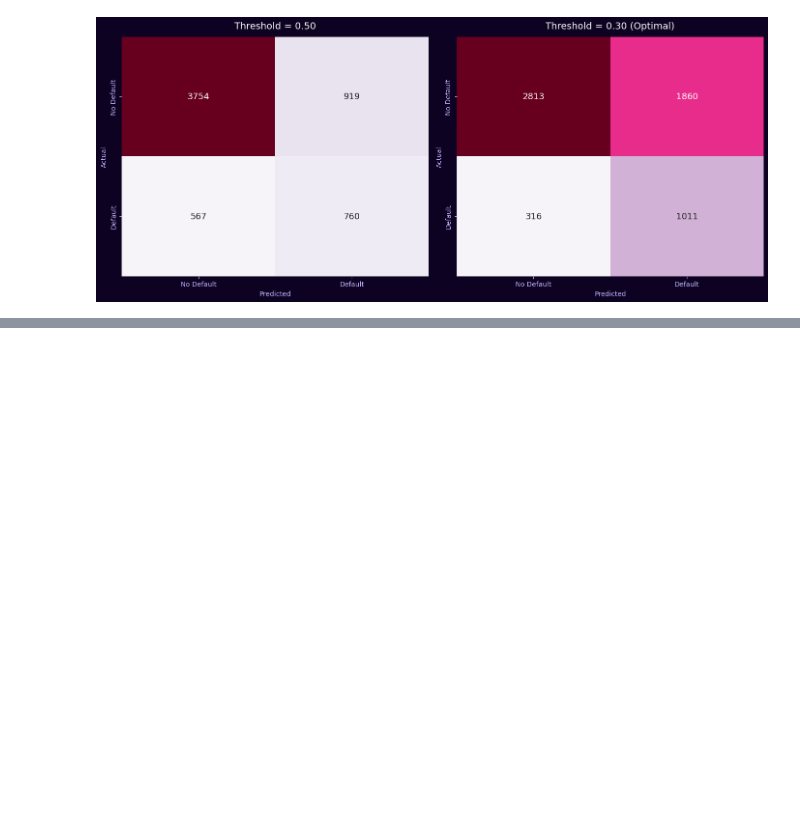
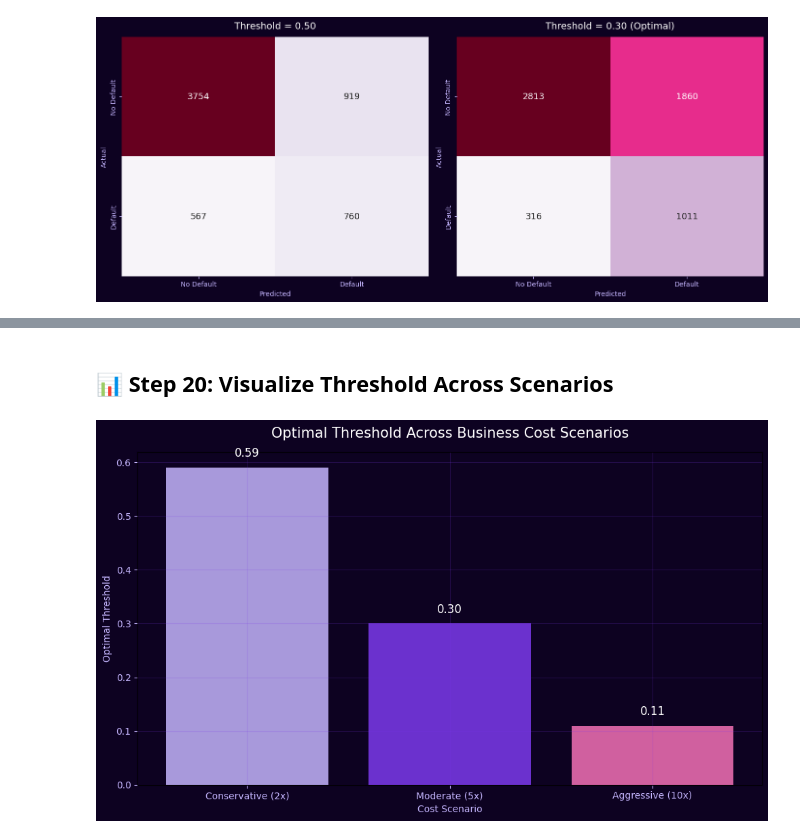
Before and after one commit to aart1nn/ML-Projects, a Jupyter notebook: 14-XG-boosting/Loan-Default-Prediction.ipynb, the cells around one changed output, grey strips where cells are left out. Drawn from its saved outputs; the diff is of its cells as text; code cells hidden in the pictures; blank space fills up the shorter version.

```diff
--- a/14-XG-boosting/Loan-Default-Prediction.ipynb
+++ b/14-XG-boosting/Loan-Default-Prediction.ipynb
@@ -568,0 +578,27 @@ plt.show()
+# %%
+cost_scenarios = [
+    {"label": "Conservative (2x)",  "fn_cost": 2,  "fp_cost": 1},
+    {"label": "Moderate (5x)",      "fn_cost": 5,  "fp_cost": 1},
+    {"label": "Aggressive (10x)",   "fn_cost": 10, "fp_cost": 1},
+]
+
+scenario_results = []
+
+for scenario in cost_scenarios:
+    t, c, _ = find_optimal_threshold(
+        y_test, y_proba_final,
+        cost_fn=scenario["fn_cost"], cost_fp=scenario["fp_cost"]
+    )
+    y_pred_scenario = (y_proba_final >= t).astype(int)
+
+    scenario_results.append({
+        "Scenario": scenario["label"],
+        "FN:FP Cost Ratio": f"{scenario['fn_cost']}:{scenario['fp_cost']}",
+        "Optimal Threshold": round(t, 2),
+        "Min Total Cost": int(c.min()),
+        "Recall (Default)": round(recall_score(y_test, y_pred_scenario), 3),
+        "Precision (Default)": round(precision_score(y_test, y_pred_scenario), 3),
+    })
+
+scenario_df = pd.DataFrame(scenario_results)
+print(scenario_df.to_string(index=False))
@@ -568,0 +610,18 @@ plt.show()
+# %% [markdown]
+## 📊 Step 20: Visualize Threshold Across Scenarios
+# %%
+fig, ax = plt.subplots(figsize=(10, 6))
+
+colors = [THEME["light"], THEME["primary"], THEME["accent"]]
+ax.bar(scenario_df["Scenario"], scenario_df["Optimal Threshold"], color=colors, alpha=0.85)
+
+for i, v in enumerate(scenario_df["Optimal Threshold"]):
+    ax.text(i, v + 0.02, f"{v:.2f}", ha="center", color="white", fontsize=12)
+
+apply_dark_theme(ax, "Optimal Threshold Across Business Cost Scenarios",
+                  "Cost Scenario", "Optimal Threshold")
+plt.tight_layout()
+plt.savefig("threshold_scenarios.png", dpi=150, facecolor=THEME["bg"])
+plt.show()
+# %% [output]
+[figure, added]
```
Also changed, not shown: parts of 6 cells of this notebook, 3 other files.
